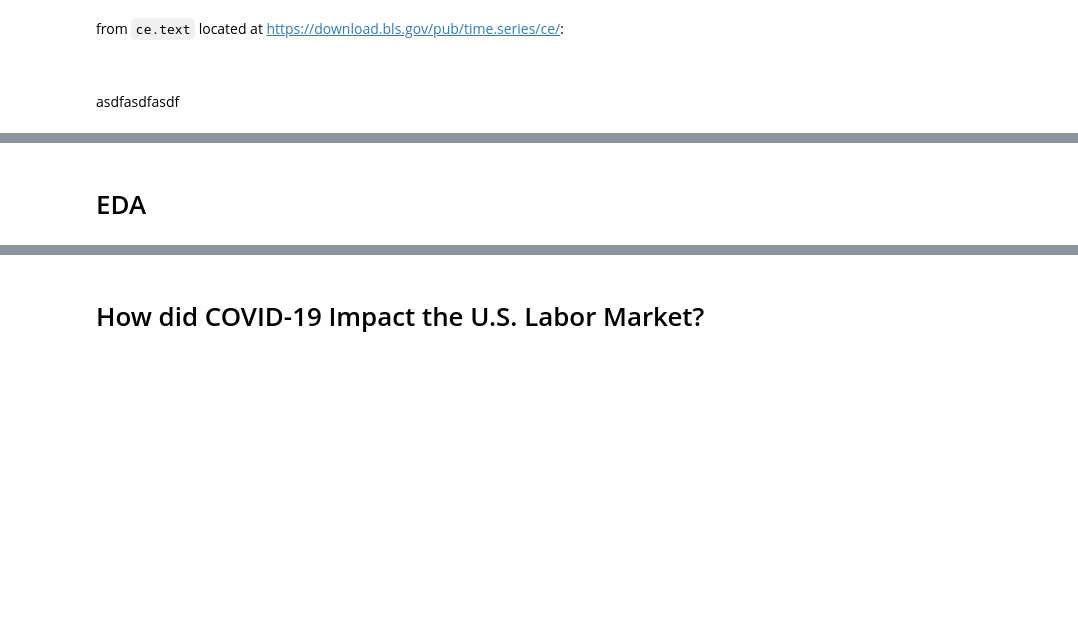
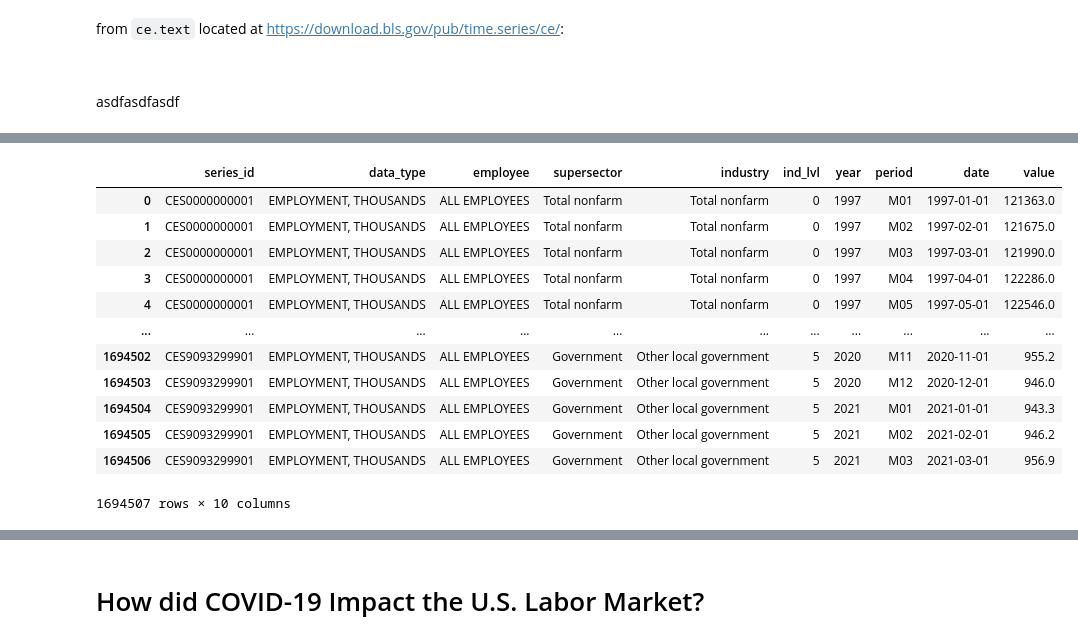
Before and after one commit to heisxiang/impact-recovery, a Jupyter notebook: c19IR.ipynb, the cells around one changed output, grey strips where cells are left out. Saved outputs shown, nothing was run; the diff lists cells and outputs as text; code cells hidden in the pictures; blank space fills up the shorter version.

```diff
--- a/c19IR.ipynb
+++ b/c19IR.ipynb
@@ -427,2 +296,54 @@ dtype: object
-# %% [markdown]
-# EDA
+# %%
+### data cleaning + feature engineering
+
+# replace codes with names
+data['data_type_code'] = data['data_type_code'].replace(list(dft.data_type_code),
+                                                        list(dft.data_type_text))
+data['supersector_code'] = data['supersector_code'].replace(list(dfss.supersector_code),
+                                                            list(dfss.supersector_name))
+data['ind_lvl'] = data['industry_code'].replace(list(dfi.industry_code),
+                                                      list(dfi.display_level))
+data['industry_code'] = data['industry_code'].replace(list(dfi.industry_code),
+                                                      list(dfi.industry_name))
+
+data.rename(columns = {'data_type_code': 'data_type',
+                       'supersector_code': 'supersector',
+                       'industry_code': 'industry'},
+            inplace=True)
+
+# split 'data_type column' for easier slicing
+dict1 = {'ALL EMPLOYEES, THOUSANDS': 'EMPLOYMENT OF ALL EMPLOYEES, THOUSANDS',
+         'PRODUCTION AND NONSUPERVISORY EMPLOYEES, THOUSANDS': 'EMPLOYMENT OF PRODUCTION AND NONSUPERVISORY EMPLOYEES, THOUSANDS'}
+data['data_type'] = data.data_type.replace(dict1)
+newcols = data.data_type.str.split(', ', expand=True)
+# display(newcols)
+newcols[[0,2]] = newcols[0].str.split(' OF ', expand=True)
+# display(newcols)
+newcols[0] = (newcols[0] + ', ' + newcols[1].fillna('')).str.rstrip(', ')
+newcols.drop(1, axis=1, inplace=True)
+data[['data_type', 'employee']] = newcols
+
+# reorder columns
+emp = data['employee']
+data.drop('employee', axis=1, inplace=True)
+data.insert(loc=2, column='employee', value=emp)
+
+lvl = data['ind_lvl']
+data.drop('ind_lvl', axis=1, inplace=True)
+data.insert(loc=5, column='ind_lvl', value=lvl)
+
+display(data)
+# %% [output]
+|  | series_id | data_type | employee | supersector | industry | ind_lvl | year | period | date | value |
+| 0 | CES0000000001 | EMPLOYMENT, THOUSANDS | ALL EMPLOYEES | Total nonfarm | Total nonfarm | 0 | 1997 | M01 | 1997-01-01 | 121363.0 |
+| 1 | CES0000000001 | EMPLOYMENT, THOUSANDS | ALL EMPLOYEES | Total nonfarm | Total nonfarm | 0 | 1997 | M02 | 1997-02-01 | 121675.0 |
+| 2 | CES0000000001 | EMPLOYMENT, THOUSANDS | ALL EMPLOYEES | Total nonfarm | Total nonfarm | 0 | 1997 | M03 | 1997-03-01 | 121990.0 |
+| 3 | CES0000000001 | EMPLOYMENT, THOUSANDS | ALL EMPLOYEES | Total nonfarm | Total nonfarm | 0 | 1997 | M04 | 1997-04-01 | 122286.0 |
+| 4 | CES0000000001 | EMPLOYMENT, THOUSANDS | ALL EMPLOYEES | Total nonfarm | Total nonfarm | 0 | 1997 | M05 | 1997-05-01 | 122546.0 |
+| ... | ... | ... | ... | ... | ... | ... | ... | ... | ... | ... |
+| 1694502 | CES9093299901 | EMPLOYMENT, THOUSANDS | ALL EMPLOYEES | Government | Other local government | 5 | 2020 | M11 | 2020-11-01 | 955.2 |
+| 1694503 | CES9093299901 | EMPLOYMENT, THOUSANDS | ALL EMPLOYEES | Government | Other local government | 5 | 2020 | M12 | 2020-12-01 | 946.0 |
+| 1694504 | CES9093299901 | EMPLOYMENT, THOUSANDS | ALL EMPLOYEES | Government | Other local government | 5 | 2021 | M01 | 2021-01-01 | 943.3 |
+| 1694505 | CES9093299901 | EMPLOYMENT, THOUSANDS | ALL EMPLOYEES | Government | Other local government | 5 | 2021 | M02 | 2021-02-01 | 946.2 |
+| 1694506 | CES9093299901 | EMPLOYMENT, THOUSANDS | ALL EMPLOYEES | Government | Other local government | 5 | 2021 | M03 | 2021-03-01 | 956.9 |
+1694507 rows × 10 columns
```
Also changed, not shown: parts of 52 cells of this notebook.
